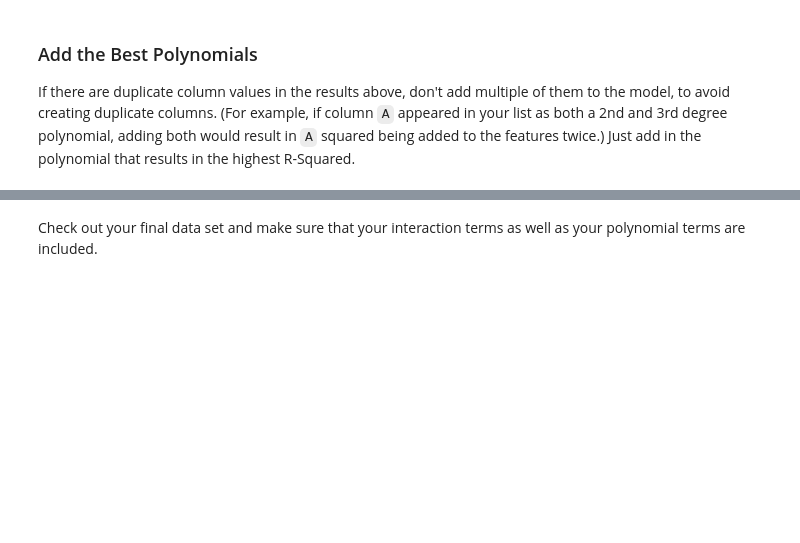
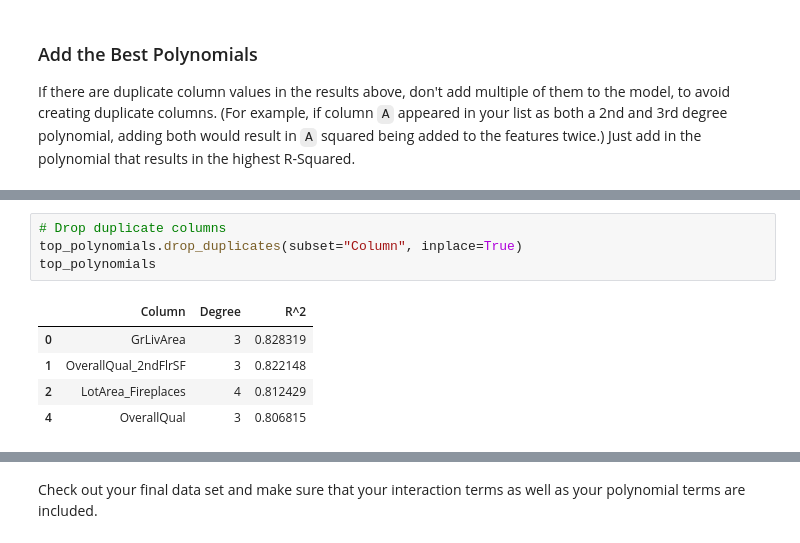
Before and after one commit to kevgross89/dsc-extensions-to-linear-models-lab, a Jupyter notebook: index.ipynb, the cells around one changed output, grey strips where cells are left out. Cells and saved outputs as stored; diff of their text form; blank space fills up the shorter version.

```diff
--- a/index.ipynb
+++ b/index.ipynb
@@ -248,0 +246,10 @@ If there are duplicate column values in the results above, don't add multiple of
+# %%
+# Drop duplicate columns
+top_polynomials.drop_duplicates(subset="Column", inplace=True)
+top_polynomials
+# %% [output]
+|  | Column | Degree | R^2 |
+| 0 | GrLivArea | 3 | 0.828319 |
+| 1 | OverallQual_2ndFlrSF | 3 | 0.822148 |
+| 2 | LotArea_Fireplaces | 4 | 0.812429 |
+| 4 | OverallQual | 3 | 0.806815 |
```
Also changed, not shown: parts of 22 cells of this notebook.
